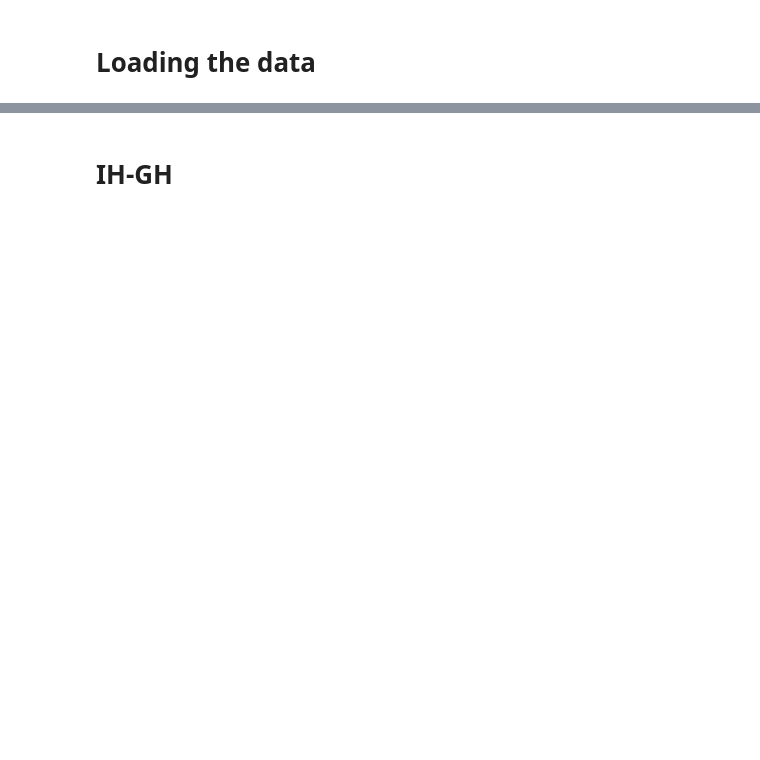
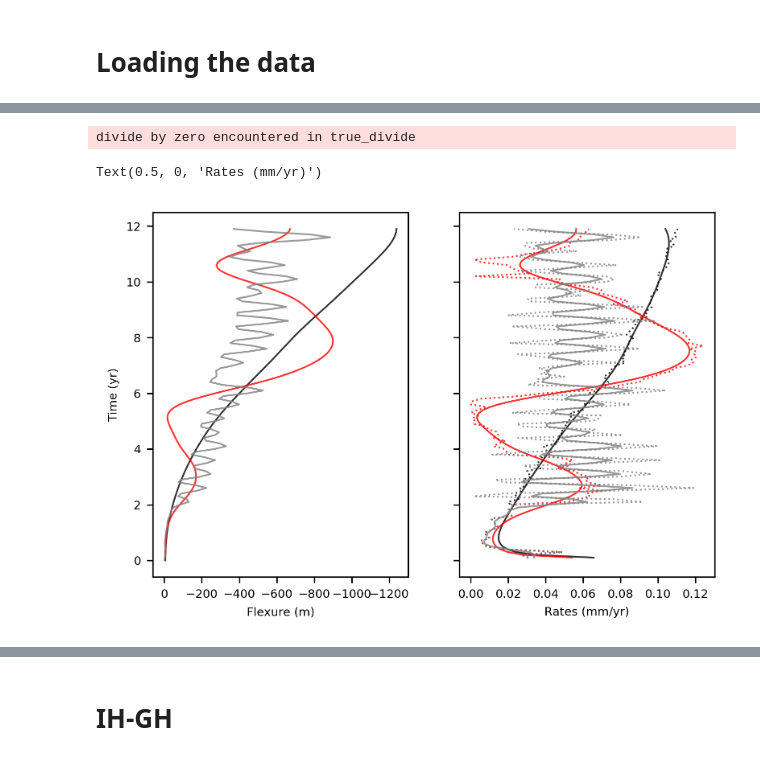
Before and after one commit to saraemp/egusphere-2023-53, a Jupyter notebook: 3_postprocessing/Figures/Fig_6.ipynb, the cells around one changed output, grey strips where cells are left out. Cells and saved outputs as stored; diff of their text form; code cells hidden in the pictures; blank space fills up the shorter version.

```diff
--- a/3_postprocessing/Figures/Fig_6.ipynb
+++ b/3_postprocessing/Figures/Fig_6.ipynb
@@ -30,4 +31,7 @@ Delta_SL_f500Kyr_A25m_Te50=pd.read_csv ('extracted_results/Synthetic/Delta_SL_f5
 #Loading the sea level curves
 Delta_SL_f5Myr_A25m=pd.read_csv('../../2_model_running/data/f5Myr_A25m.csv', sep=' ',header=None)
 Delta_SL_f500Kyr_A25m=pd.read_csv('../../2_model_running/data/f500Kyr_A25m.csv', sep=' ',header=None)
+
+
+sims=[Delta_SL0_Te50,Delta_SL_f5Myr_A25m_Te50, Delta_SL_f500Kyr_A25m_Te50]
 # %%
@@ -49,3 +54,11 @@ SW_Delta_SL_f500Kyr_A25m_Te50_drm_dt=signal.welch(signal.detrend(Delta_SL_f500Ky
 # Power spectra and detrending - Accumulation
 SW_Delta_SL_f5Myr_A25m_Te50_acc_dt=signal.welch(signal.detrend(Delta_SL_f5Myr_A25m_Te50.Accumulation_m[20:-1]),nperseg = nperseg)
 SW_Delta_SL_f500Kyr_A25m_Te50_acc_dt=signal.welch(signal.detrend(Delta_SL_f500Kyr_A25m_Te50.Accumulation_m[20:-1]),nperseg = nperseg)
+# %%
+#normalization function
+def normalized(x, xmin, xmax):
+    try:
+        normalized = (x- xmin)/(xmax - xmin)
+    except ZeroDivisionError:
+        percentage = float('inf')
+    return normalized
@@ -51,0 +205,29 @@ SW_Delta_SL_f500Kyr_A25m_Te50_acc_dt=signal.welch(signal.detrend(Delta_SL_f500Ky
+# %%
+#Rates of flexure
+fig,axes = plt.subplots(nrows=1,ncols=2,dpi=300, sharey=True)
+
+for i in np.arange(0,len(sims), 1):
+
+    axes.flatten()[0].plot(gaussian_filter1d(sims[i].Flexure_m,sigma[i]), realtime/1e6,
+                        color=colors[i], linewidth=1, alpha=alpha)
+#     axes.flatten()[0].plot(np.gradient(gaussian_filter1d(sims[i].Flexure_m,sigma[i]))/1e5, realtime/1e6,
+#                         color=colors[i], linewidth=1, alpha=alpha)
+#     axes.flatten()[0].plot(np.gradient(sims[i].Flexure_m)/1e5, realtime/1e6,
+#                         color=colors[i], linewidth=1, alpha=alpha, linestyle=':')
+#     axes.flatten()[1].plot(abs(np.gradient(gaussian_filter1d(sims[i].Flexure_m,sigma[i]))/1e5), realtime/1e6,
+#                         color=colors[i], linewidth=1, alpha=alpha)
+    axes.flatten()[1].plot(abs(gaussian_filter1d(sims[i].Flexure_m*1e3,sigma[i]))/realtime, realtime/1e6,
+                        color=colors[i], linewidth=1, alpha=alpha)
+    axes.flatten()[1].plot(abs(sims[i].Flexure_m*1e3)/realtime, realtime/1e6,
+                        color=colors[i], linewidth=1, alpha=alpha, linestyle=':')
+axes.flatten()[0].invert_xaxis()
+axes.flatten()[0].set_ylabel('Time (yr)')
+axes.flatten()[0].set_xlabel('Flexure (m)')
+axes.flatten()[1].set_xlabel('Rates (mm/yr)')
+
+
+#     max_rate_flex[i]=abs(np.round((min_flex[i]*1e3)/(12*1e6),3))
+# %% [output]
+divide by zero encountered in true_divide
+Text(0.5, 0, 'Rates (mm/yr)')
+[figure, added]
```
Also changed, not shown: parts of 10 cells of this notebook.
